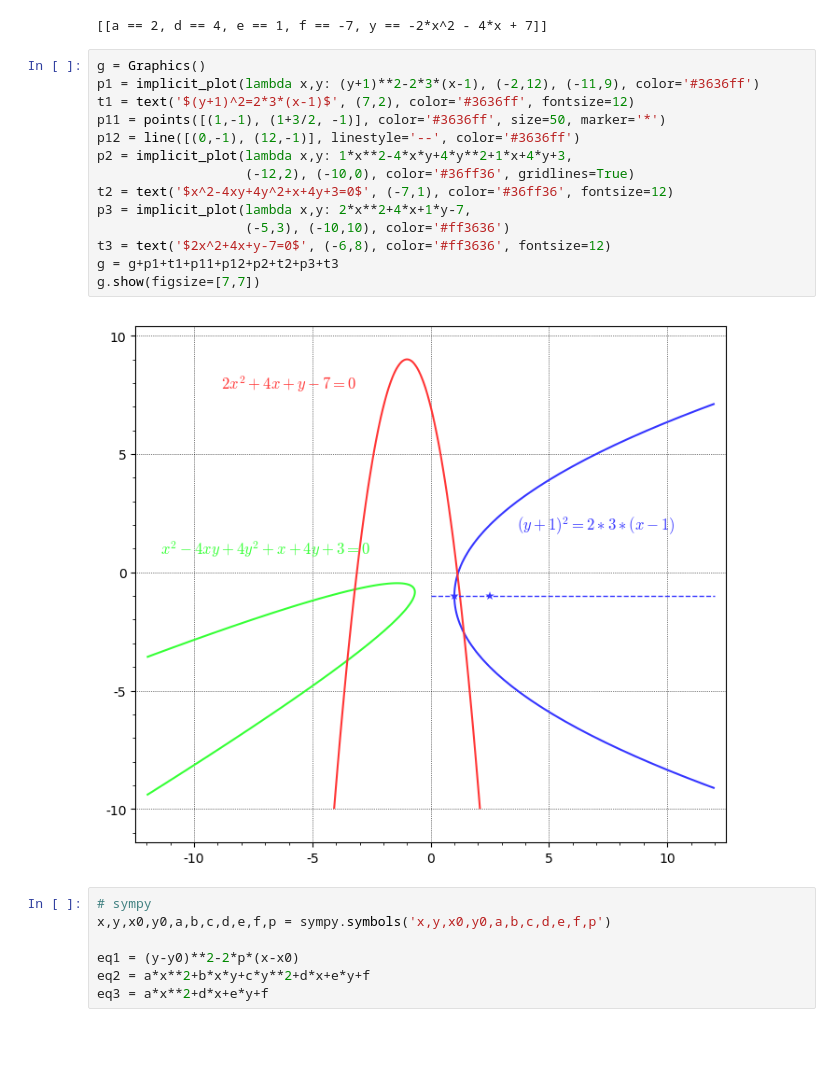
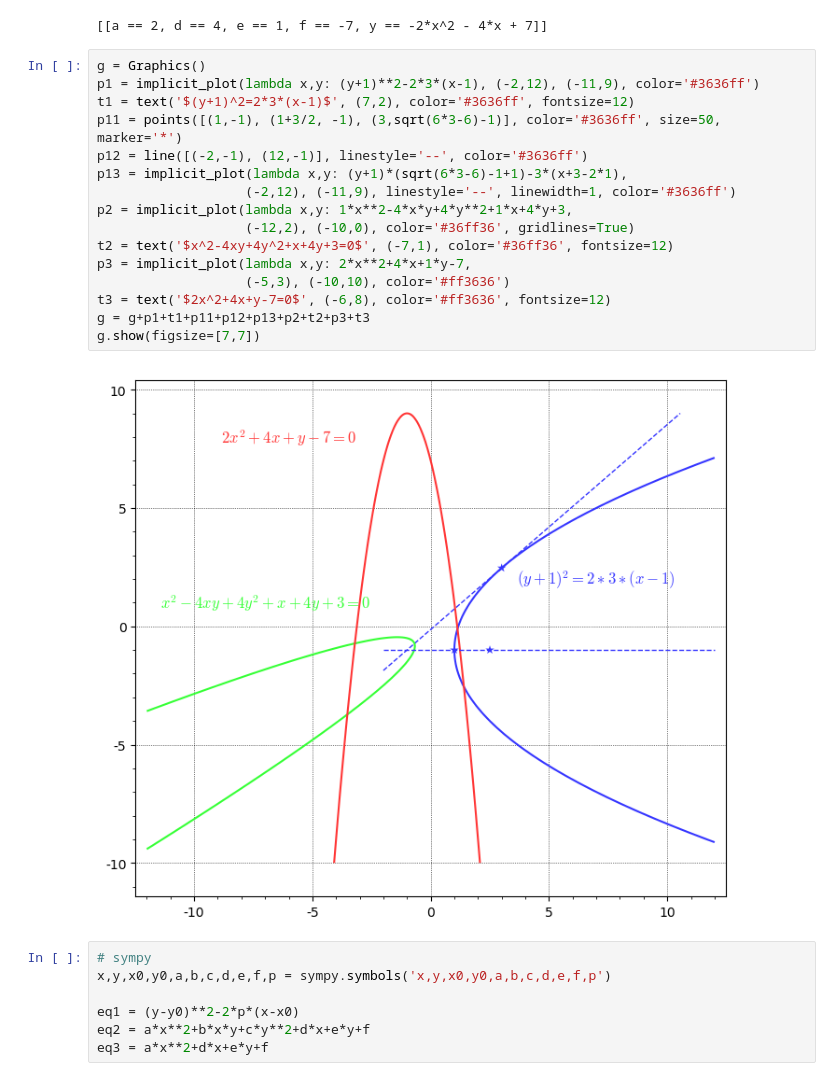
Before and after one commit to OlgaBelitskaya/linear_algebra_practice, a Jupyter notebook: work1_10.ipynb, the cells around one changed output. Drawn from its saved outputs; the diff is of its cells as text; blank space fills up the shorter version.

```diff
--- a/work1_10.ipynb
+++ b/work1_10.ipynb
@@ -342,19 +354,21 @@ solve([eq3, a==2, d==4, e==1, f==-7], a,d,e,f,y)
 # %%
 g = Graphics()
 p1 = implicit_plot(lambda x,y: (y+1)**2-2*3*(x-1), (-2,12), (-11,9), color='#3636ff')
 t1 = text('$(y+1)^2=2*3*(x-1)$', (7,2), color='#3636ff', fontsize=12)
-p11 = points([(1,-1), (1+3/2, -1)], color='#3636ff', size=50, marker='*')
-p12 = line([(0,-1), (12,-1)], linestyle='--', color='#3636ff')
+p11 = points([(1,-1), (1+3/2, -1), (3,sqrt(6*3-6)-1)], color='#3636ff', size=50, marker='*')
+p12 = line([(-2,-1), (12,-1)], linestyle='--', color='#3636ff')
+p13 = implicit_plot(lambda x,y: (y+1)*(sqrt(6*3-6)-1+1)-3*(x+3-2*1),
+                   (-2,12), (-11,9), linestyle='--', linewidth=1, color='#3636ff')
 p2 = implicit_plot(lambda x,y: 1*x**2-4*x*y+4*y**2+1*x+4*y+3,
                    (-12,2), (-10,0), color='#36ff36', gridlines=True)
 t2 = text('$x^2-4xy+4y^2+x+4y+3=0$', (-7,1), color='#36ff36', fontsize=12)
 p3 = implicit_plot(lambda x,y: 2*x**2+4*x+1*y-7,
                    (-5,3), (-10,10), color='#ff3636')
 t3 = text('$2x^2+4x+y-7=0$', (-6,8), color='#ff3636', fontsize=12)
-g = g+p1+t1+p11+p12+p2+t2+p3+t3
+g = g+p1+t1+p11+p12+p13+p2+t2+p3+t3
 g.show(figsize=[7,7])
 # %% [output]
-[figure, old version]
+[figure, new version]
 # %%
 # sympy
 x,y,x0,y0,a,b,c,d,e,f,p = sympy.symbols('x,y,x0,y0,a,b,c,d,e,f,p')
```
Also changed, not shown: parts of 5 cells of this notebook.
